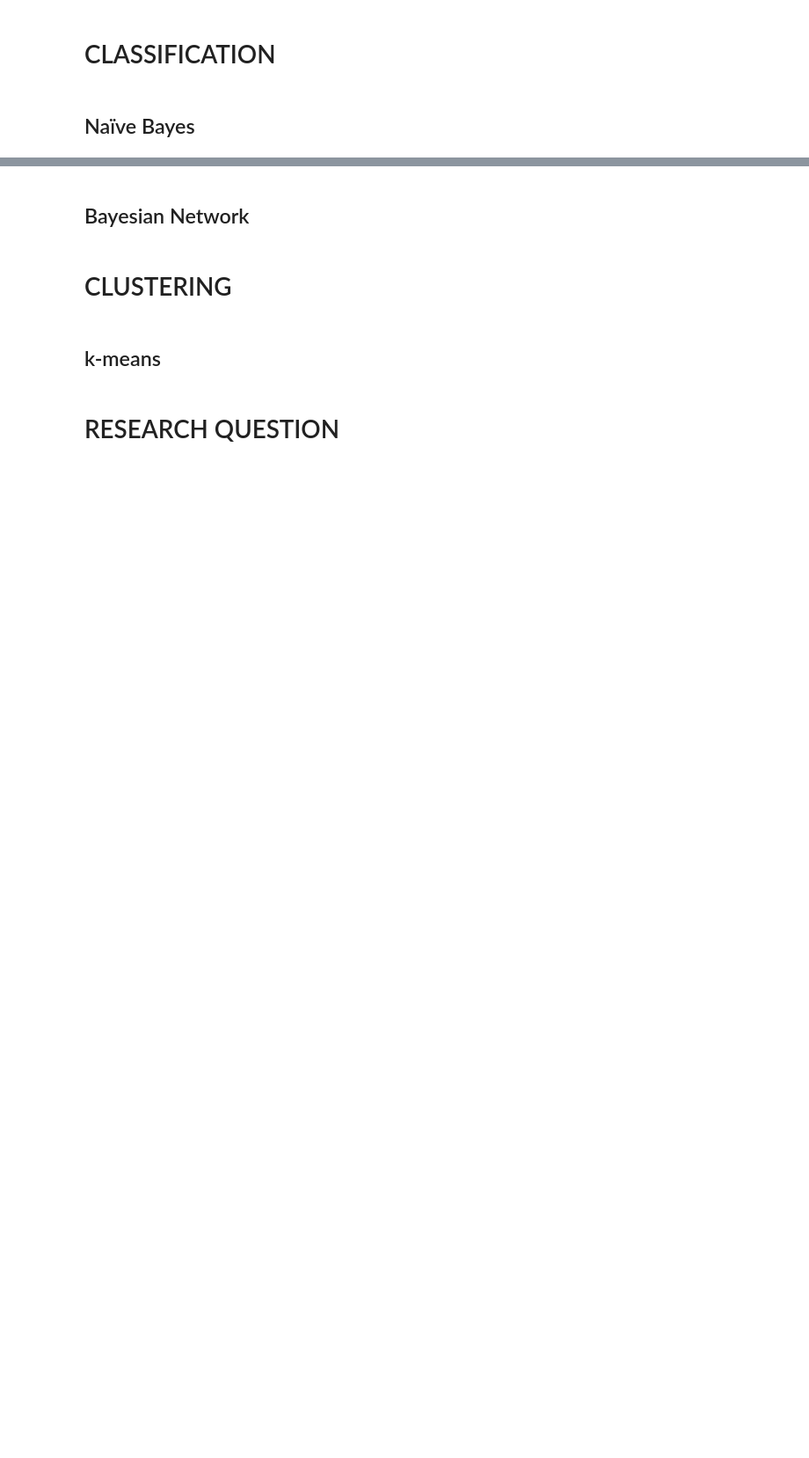
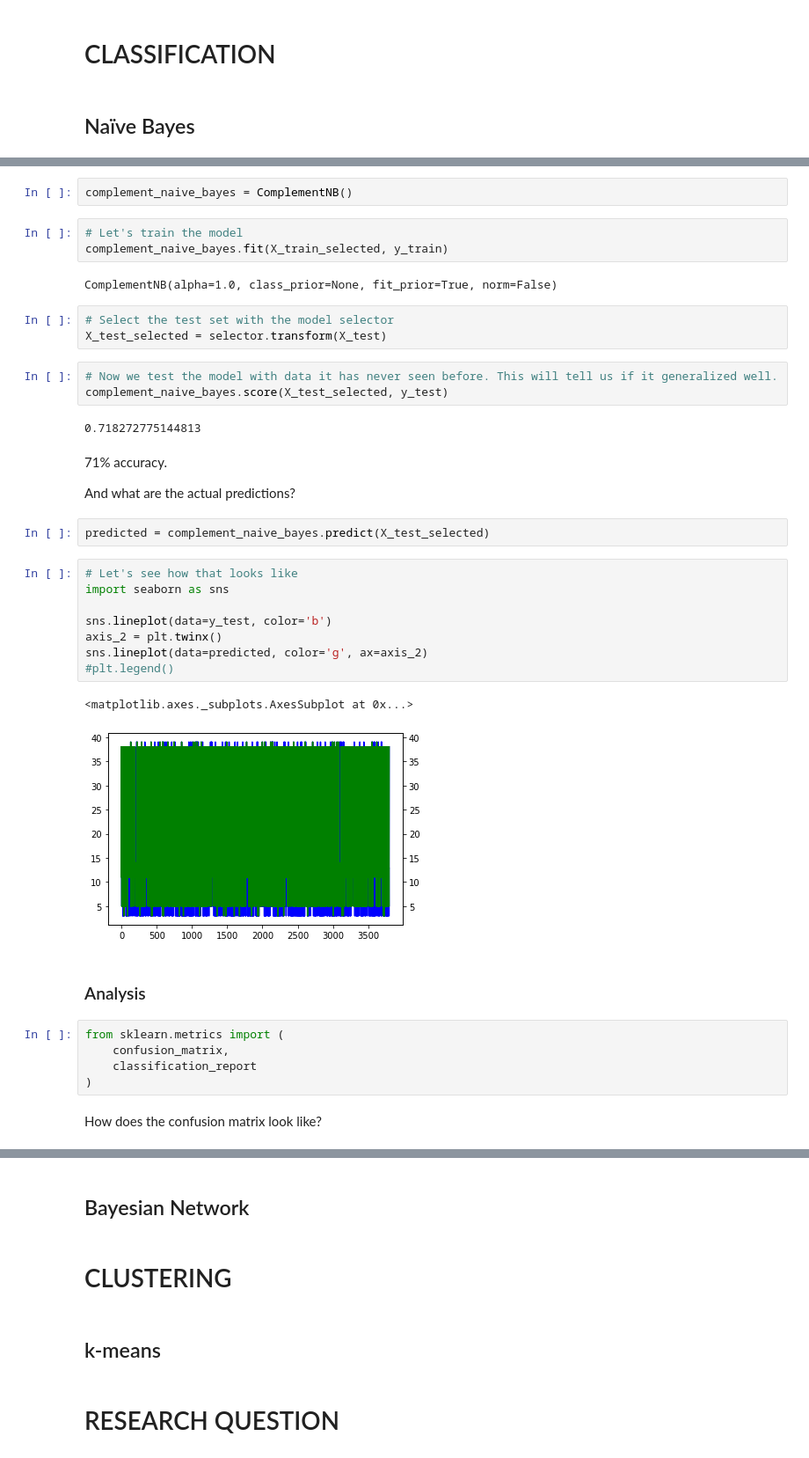
Before and after one commit to timkofu/F21DL, a Jupyter notebook: classy/view/jupyter_notebook/Coursework One.ipynb, the cells around one changed output, grey strips where cells are left out. Shown: that part at 88% size. Drawn from its saved outputs; the diff is of its cells as text; blank space fills up the shorter version.

```diff
--- a/classy/view/jupyter_notebook/Coursework One.ipynb
+++ b/classy/view/jupyter_notebook/Coursework One.ipynb
@@ -148,0 +430,41 @@ x_train_gr_smpl.describe()
+# %%
+complement_naive_bayes = ComplementNB()
+# %%
+# Let's train the model
+complement_naive_bayes.fit(X_train_selected, y_train)
+# %% [output]
+ComplementNB(alpha=1.0, class_prior=None, fit_prior=True, norm=False)
+# %%
+# Select the test set with the model selector
+X_test_selected = selector.transform(X_test)
+# %%
+# Now we test the model with data it has never seen before. This will tell us if it generalized well.
+complement_naive_bayes.score(X_test_selected, y_test)
+# %% [output]
+0.718272775144813
+# %% [markdown]
+71% accuracy.
+
+And what are the actual predictions?
+# %%
+predicted = complement_naive_bayes.predict(X_test_selected)
+# %%
+# Let's see how that looks like
+import seaborn as sns
+
+sns.lineplot(data=y_test, color='b')
+axis_2 = plt.twinx()
+sns.lineplot(data=predicted, color='g', ax=axis_2)
+#plt.legend()
+# %% [output]
+<matplotlib.axes._subplots.AxesSubplot at 0x...>
+[figure, added]
+# %% [markdown]
+### Analysis
+# %%
+from sklearn.metrics import (
+    confusion_matrix,
+    classification_report
+)
+# %% [markdown]
+How does the confusion matrix look like?
```
Also changed, not shown: parts of 46 cells of this notebook, 5 other files.
